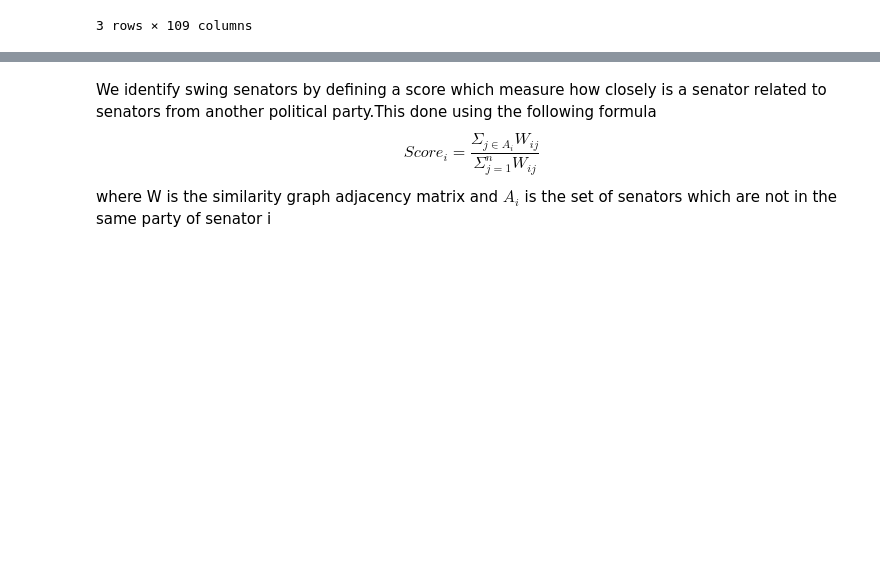
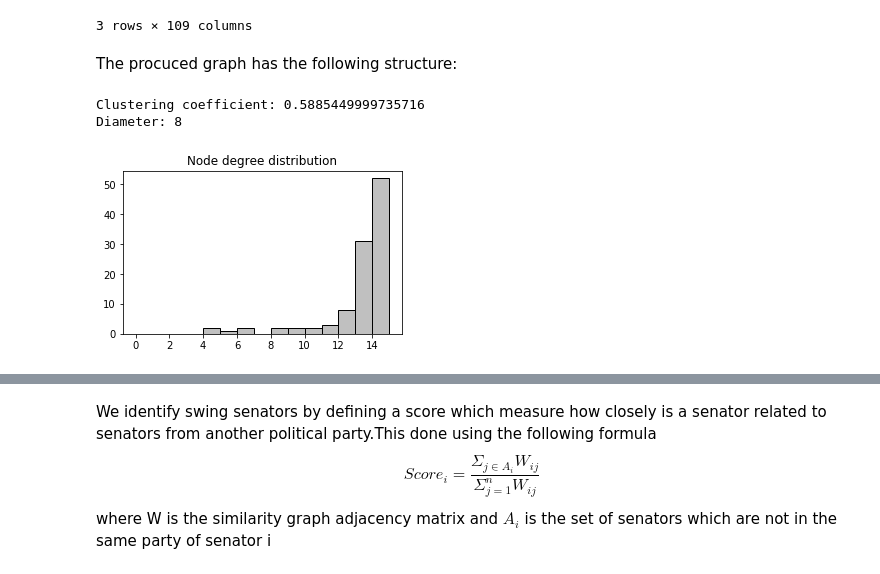
Before and after one commit to lkiel/US-Senators, a Jupyter notebook: Project Demonstration.ipynb, the cells around one changed output, grey strips where cells are left out. Cells and saved outputs as stored; diff of their text form; code cells hidden in the pictures; blank space fills up the shorter version.

```diff
--- a/Project Demonstration.ipynb
+++ b/Project Demonstration.ipynb
@@ -741,3 +734,11 @@ The 2nd vote dataframe is a (105, 109) table with senators as rows and vote posi
 | B000575 | 0.0 | -1.0 | -1.0 | -1.0 | ... |
 | B000944 | 1.0 | 1.0 | 1.0 | 1.0 | ... |
 3 rows × 109 columns
+# %% [markdown]
+The procuced graph has the following structure:
+# %%
+print_graph_specs(adjacency)
+# %% [output]
+Clustering coefficient: 0.5885449999735716
+Diameter: 8
+[figure, added]
```
Also changed, not shown: parts of 30 cells of this notebook, 1 other file.
